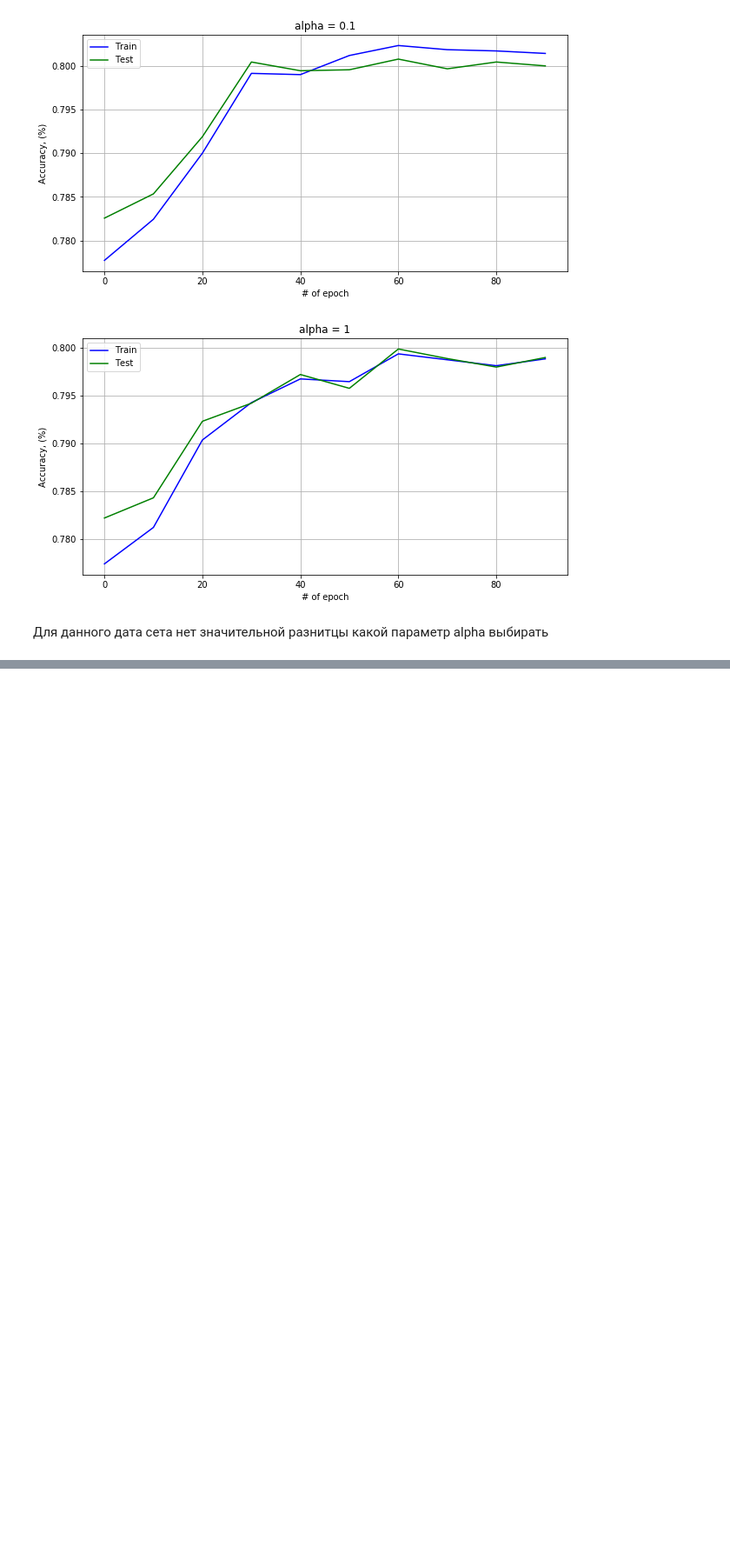
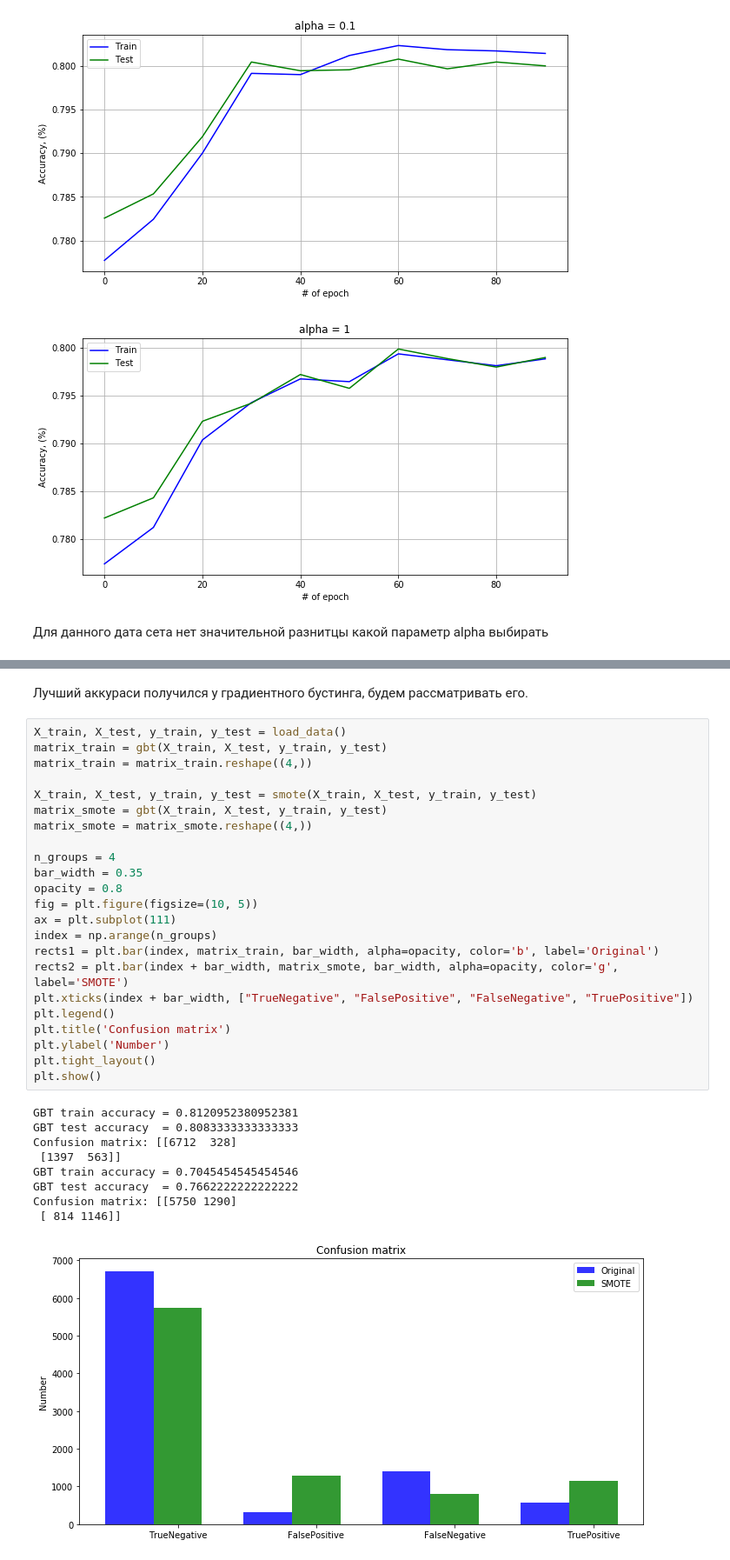
Before and after one commit to SmirnovEgorRu/ml_nngu, a Jupyter notebook: pre-processing.ipynb, the cells around one changed output, grey strips where cells are left out. Shown at 87% size. Cells and saved outputs as stored; diff of their text form; blank space fills up the shorter version.

```diff
--- a/pre-processing.ipynb
+++ b/pre-processing.ipynb
@@ -440,0 +574,35 @@ for i in range(len(alpha)):
+# %% [markdown]
+Лучший аккураси получился у градиентного бустинга, будем рассматривать его.
+# %%
+X_train, X_test, y_train, y_test = load_data()
+matrix_train = gbt(X_train, X_test, y_train, y_test)
+matrix_train = matrix_train.reshape((4,))
+
+X_train, X_test, y_train, y_test = smote(X_train, X_test, y_train, y_test)
+matrix_smote = gbt(X_train, X_test, y_train, y_test)
+matrix_smote = matrix_smote.reshape((4,))
+
+n_groups = 4
+bar_width = 0.35
+opacity = 0.8
+fig = plt.figure(figsize=(10, 5))
+ax = plt.subplot(111)
+index = np.arange(n_groups)
+rects1 = plt.bar(index, matrix_train, bar_width, alpha=opacity, color='b', label='Original')
+rects2 = plt.bar(index + bar_width, matrix_smote, bar_width, alpha=opacity, color='g', label='SMOTE')
+plt.xticks(index + bar_width, ["TrueNegative", "FalsePositive", "FalseNegative", "TruePositive"])
+plt.legend()
+plt.title('Confusion matrix')
+plt.ylabel('Number')
+plt.tight_layout()
+plt.show()
+# %% [output]
+GBT train accuracy = 0.8120952380952381
+GBT test accuracy  = 0.8083333333333333
+Confusion matrix: [[6712  328]
+ [1397  563]]
+GBT train accuracy = 0.7045454545454546
+GBT test accuracy  = 0.7662222222222222
+Confusion matrix: [[5750 1290]
+ [ 814 1146]]
+[figure, added]
```
Also changed, not shown: parts of 56 cells of this notebook.
